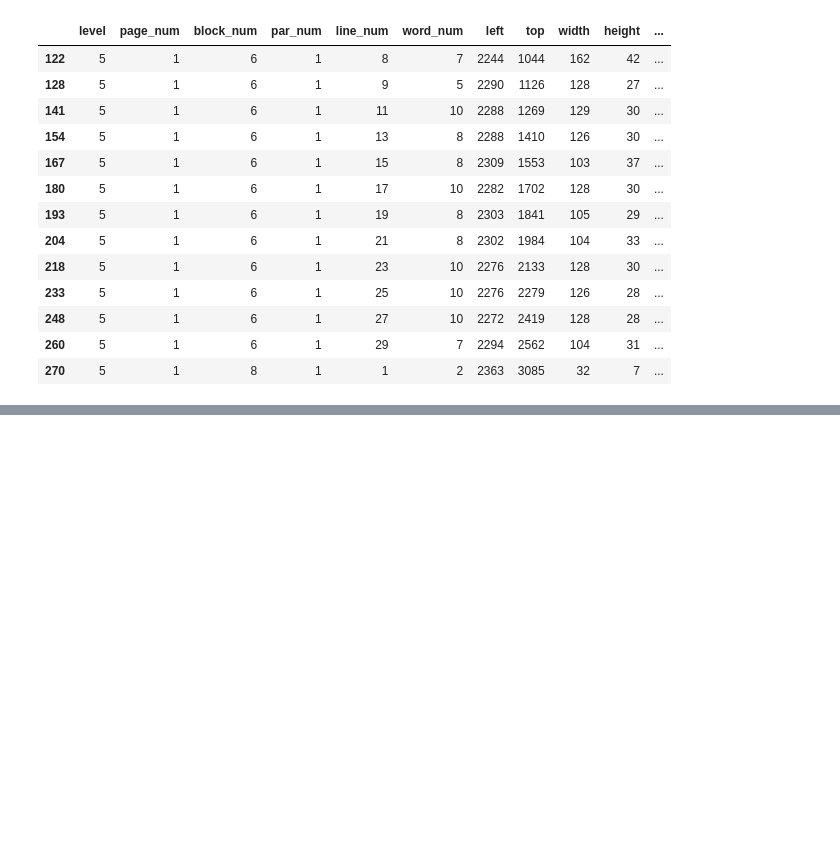
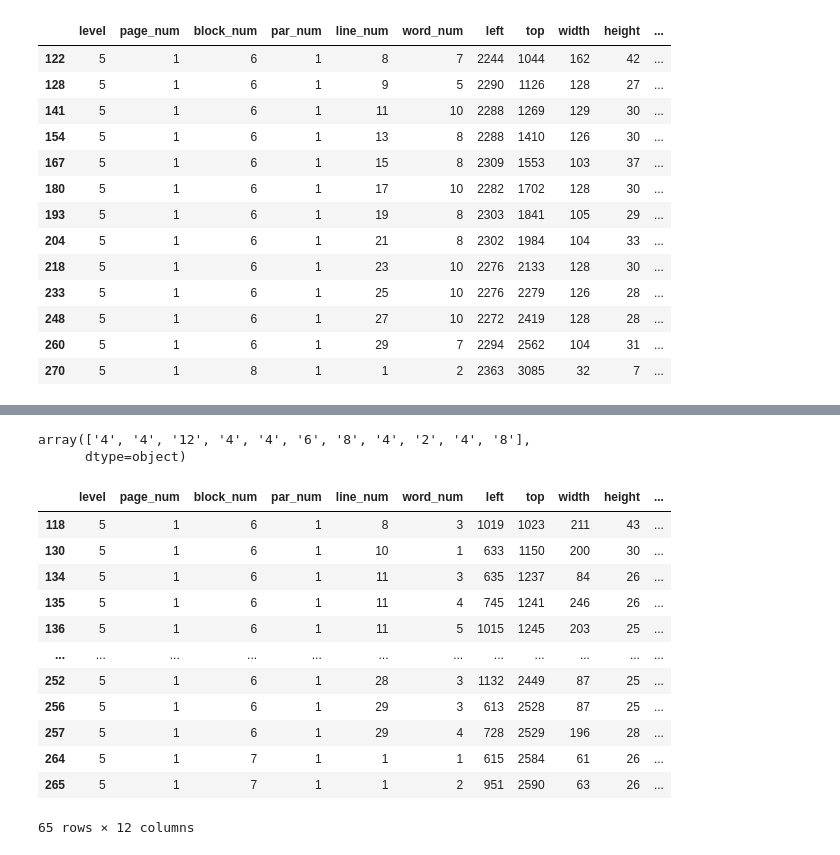
Before and after one commit to Lakain/OCR_I2E, a Jupyter notebook: RB_invoice2excel.ipynb, the cells around one changed output, grey strips where cells are left out. Cells and saved outputs as stored; diff of their text form; code cells hidden in the pictures; blank space fills up the shorter version.

```diff
--- a/RB_invoice2excel.ipynb
+++ b/RB_invoice2excel.ipynb
@@ -285,0 +225,7 @@ CONTINUED ...
+# %%
+qty = extract_column(page1, 'qty', 10, 0, 100)
+item = extract_column(page1, 'item', 10, -180, 150)
+description = extract_column(page1, 'description', 40, -17*30, 20*30)
+unit_price = extract_column(page1, 'unit', 10, 0, 8*30)
+disc_price = extract_column(page1, 'disc', 10, 0, 8*30)
+ext_price = extract_column(page1, 'ext', 10, 0, 8*30)
@@ -285,0 +234,5 @@ CONTINUED ...
+# %%
+qty.text.values[1:]
+# %% [output]
+array(['4', '4', '12', '4', '4', '6', '8', '4', '2', '4', '8'],
+      dtype=object)
@@ -285,0 +245,16 @@ CONTINUED ...
+# %%
+description
+# %% [output]
+|  | level | page_num | block_num | par_num | line_num | word_num | left | top | width | height | ... |
+| 118 | 5 | 1 | 6 | 1 | 8 | 3 | 1019 | 1023 | 211 | 43 | ... |
+| 130 | 5 | 1 | 6 | 1 | 10 | 1 | 633 | 1150 | 200 | 30 | ... |
+| 134 | 5 | 1 | 6 | 1 | 11 | 3 | 635 | 1237 | 84 | 26 | ... |
+| 135 | 5 | 1 | 6 | 1 | 11 | 4 | 745 | 1241 | 246 | 26 | ... |
+| 136 | 5 | 1 | 6 | 1 | 11 | 5 | 1015 | 1245 | 203 | 25 | ... |
+| ... | ... | ... | ... | ... | ... | ... | ... | ... | ... | ... | ... |
+| 252 | 5 | 1 | 6 | 1 | 28 | 3 | 1132 | 2449 | 87 | 25 | ... |
+| 256 | 5 | 1 | 6 | 1 | 29 | 3 | 613 | 2528 | 87 | 25 | ... |
+| 257 | 5 | 1 | 6 | 1 | 29 | 4 | 728 | 2529 | 196 | 28 | ... |
+| 264 | 5 | 1 | 7 | 1 | 1 | 1 | 615 | 2584 | 61 | 26 | ... |
+| 265 | 5 | 1 | 7 | 1 | 1 | 2 | 951 | 2590 | 63 | 26 | ... |
+65 rows × 12 columns
```
Also changed, not shown: parts of 12 cells of this notebook.
